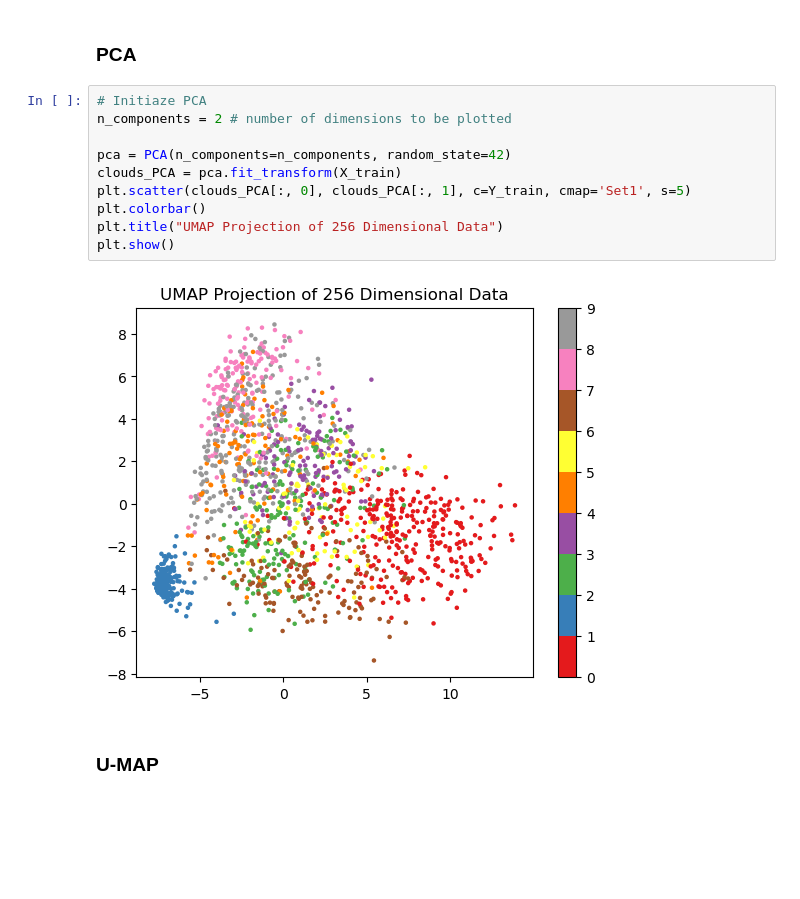
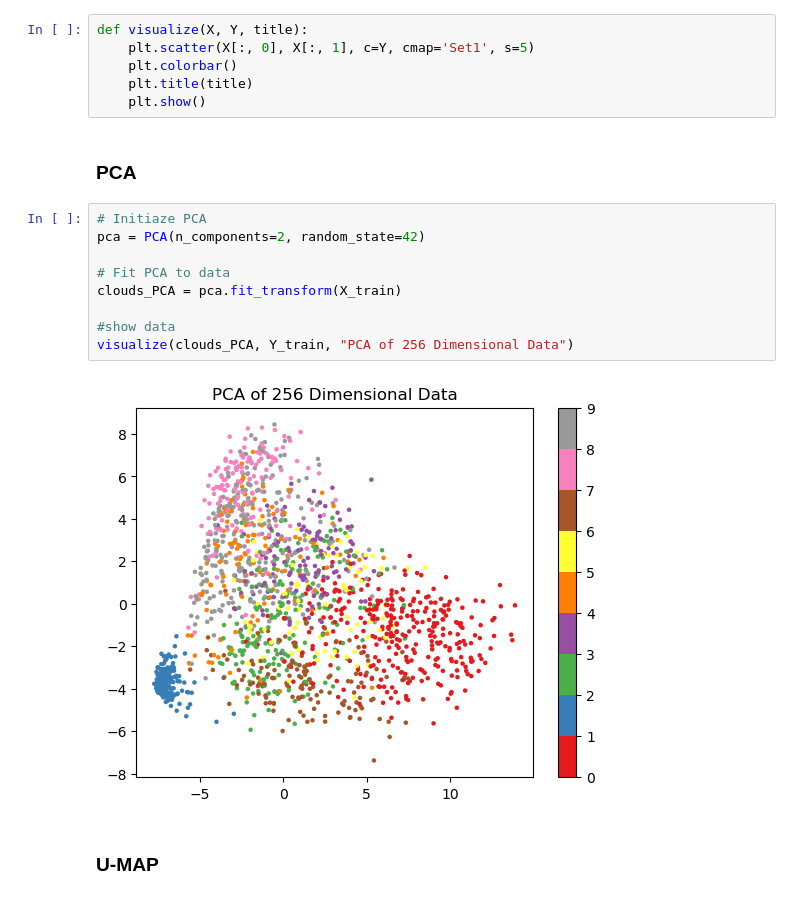
Before and after one commit to filipe-21903016/idl-assignment-0, a Jupyter notebook: assignment_0.ipynb, the cells around one changed output. Saved outputs shown, nothing was run; the diff lists cells and outputs as text; blank space fills up the shorter version.

```diff
--- a/assignment_0.ipynb
+++ b/assignment_0.ipynb
@@ -101,20 +103,25 @@ print(f"Accuracy: {accuracy}%")
 Accuracy: 80.38038038038037%
 # %% [markdown]
 ## Dimensionality Reduction
+# %%
+def visualize(X, Y, title):
+    plt.scatter(X[:, 0], X[:, 1], c=Y, cmap='Set1', s=5)
+    plt.colorbar()
+    plt.title(title)
+    plt.show()
 # %% [markdown]
 ### PCA
 # %%
 # Initiaze PCA
-n_components = 2 # number of dimensions to be plotted
+pca = PCA(n_components=2, random_state=42)
 
-pca = PCA(n_components=n_components, random_state=42)
+# Fit PCA to data
 clouds_PCA = pca.fit_transform(X_train)
-plt.scatter(clouds_PCA[:, 0], clouds_PCA[:, 1], c=Y_train, cmap='Set1', s=5)
-plt.colorbar()
-plt.title("UMAP Projection of 256 Dimensional Data")
-plt.show()
+
+#show data
+visualize(clouds_PCA, Y_train, "PCA of 256 Dimensional Data")
 # %% [output]
-[figure, old version]
+[figure, new version]
 # %% [markdown]
 ### U-MAP
 # %%
```
Also changed, not shown: parts of 5 cells of this notebook.
